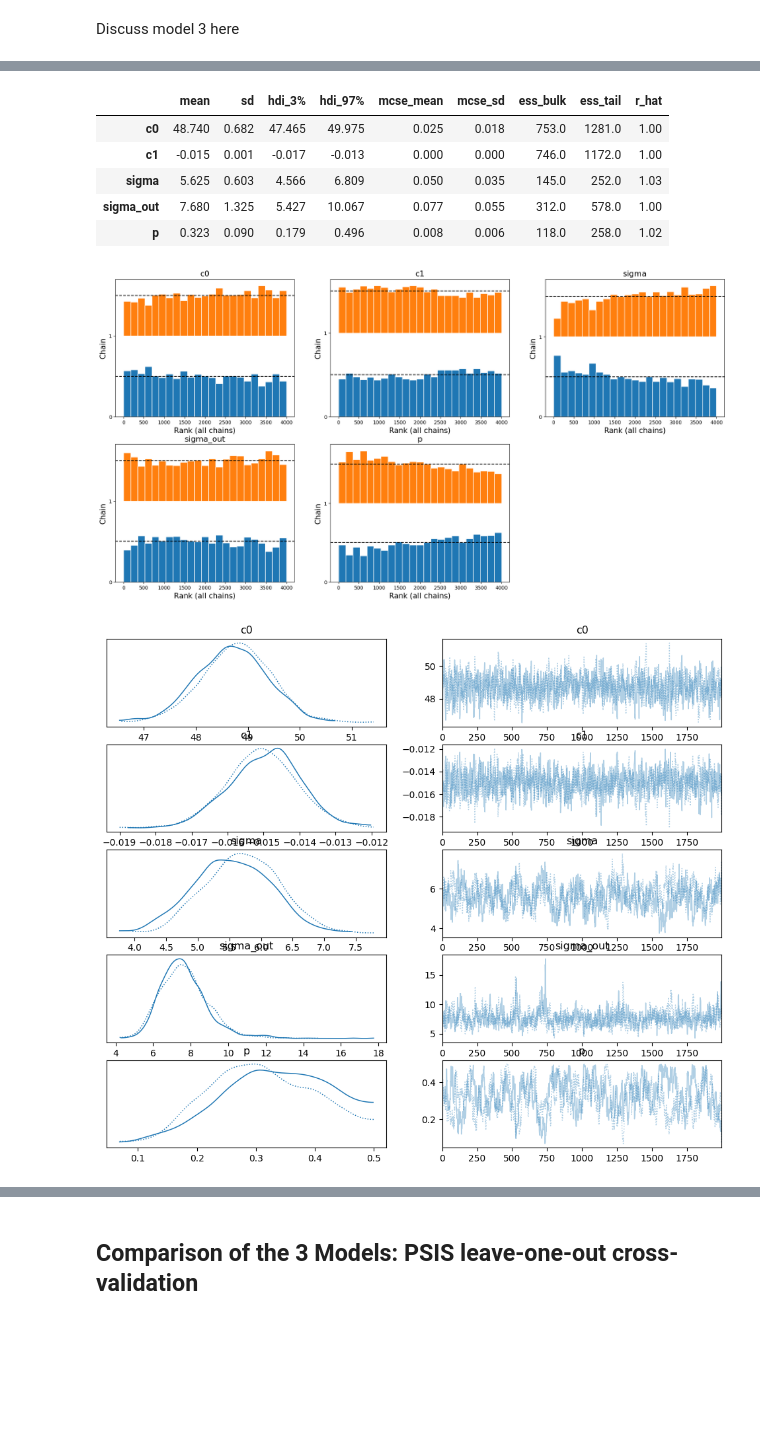
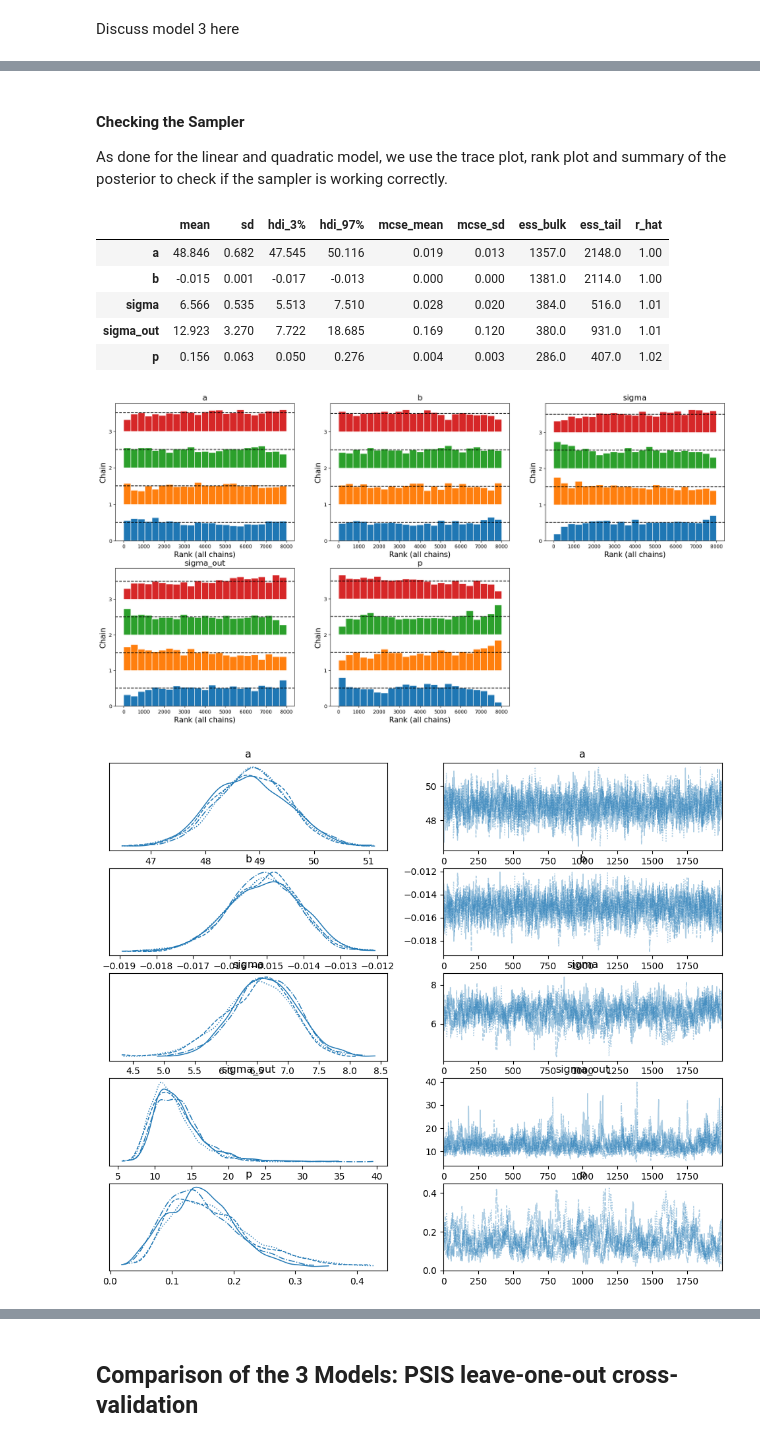
Before and after one commit to MacBeth-M/CS146-Project-1---Linear-Regression, a Jupyter notebook: CS146LinearRegression.ipynb, the cells around one changed output, grey strips where cells are left out. Drawn from its saved outputs; the diff is of its cells as text; code cells hidden in the pictures; blank space fills up the shorter version.

Commit message:
almost done

```diff
--- a/CS146LinearRegression.ipynb
+++ b/CS146LinearRegression.ipynb
@@ -430,35 +343,30 @@ plt.show()
 # %% [markdown]
 Discuss model 3 here
 # %%
-import pytensor.tensor as pt
+with pm.Model() as outlier_model:
+    # Priors
+    a = pm.Uniform('a', lower = 0, upper = 100)
+    b = pm.Normal('b', mu = 0, sigma = 10)
+    c = pm.Normal('c', mu = 0, sigma = 5)
 
-# Extracting data columns
-data_x = real_estate['X3 distance to the nearest MRT station'].values
-data_y = real_estate['Y house price of unit area'].values
+    # Data
+    x = pm.MutableData('x', real_estate['X3 distance to the nearest MRT station'])
+    y = pm.MutableData('y', real_estate['Y house price of unit area'])
 
-with pm.Model() as outlier_model:
-
-    # Observed variables
-    x = pm.MutableData('x', data_x)
-    y = pm.MutableData('y', data_y)
-
-    # Quadratic regression parameters
-    c0 = pm.Uniform('c0', lower=0, upper=100)
-    c1 = pm.Normal('c1', mu=0, sigma=5)
-    c2 = pm.Normal('c2', mu=0, sigma=5)
-    mu = pm.Deterministic('mu', c0 + c1 * x + c2 * x**2)
+    # Regression Mean (Quadratic function)
+    mu = pm.Deterministic('mu', a + b * x + c * x**2)
 
     # Noise parameters for inliers and outliers
-    sigma = pm.Uniform('sigma', lower=0, upper=100)
-    sigma_out = pm.HalfNormal('sigma_out', sigma=30)
+    sigma = pm.Uniform('sigma', lower = 0, upper = 100)
+    sigma_out = pm.HalfNormal('sigma_out', sigma = 30)
     sigmas = pm.math.stack([sigma, sigma + sigma_out])
 
     # In/out class assignment probability and indicators
-    p = pm.Uniform('p', lower=0, upper=0.5)
-    is_outlier = pm.Bernoulli('is_outlier', p=p, size=x.shape[0])
+    p = pm.Uniform('p', lower = 0, upper = 0.5)
+    is_outlier = pm.Bernoulli('is_outlier', p = p, size = x.shape[0])
 
-    likelihood = pm.Normal('likelihood', mu=mu, sigma=sigmas[is_outlier], observed=y)
+    pm.Normal('likelihood', mu = mu, sigma = sigmas[is_outlier], observed = y)
 
     # Sampling
-    trace = pm.sample(2000, tune=1000, chains=2)
+    outlier_trace = pm.sample(2000, tune = 1000, chains = 4)
 # %% [output]
@@ -474,13 +385,17 @@ We recommend running at least 4 chains for robust computation of convergence dia
+# %% [markdown]
+#### Checking the Sampler
+
+As done for the linear and quadratic model, we use the trace plot, rank plot and summary of the posterior to check if the sampler is working correctly.
 # %%
-az.plot_rank(trace, var_names=['c0', 'c1', 'sigma', 'sigma_out', 'p'])
-az.plot_trace(trace, var_names=['c0', 'c1', 'sigma', 'sigma_out', 'p'])
-az.summary(trace, var_names=['c0', 'c1', 'sigma', 'sigma_out', 'p'])
+az.plot_rank(outlier_trace, var_names=['a', 'b', 'sigma', 'sigma_out', 'p'])
+az.plot_trace(outlier_trace, var_names=['a', 'b', 'sigma', 'sigma_out', 'p'])
+az.summary(outlier_trace, var_names=['a', 'b', 'sigma', 'sigma_out', 'p'])
 # %% [output]
 |  | mean | sd | hdi_3% | hdi_97% | mcse_mean | mcse_sd | ess_bulk | ess_tail | r_hat |
-| c0 | 48.740 | 0.682 | 47.465 | 49.975 | 0.025 | 0.018 | 753.0 | 1281.0 | 1.00 |
-| c1 | -0.015 | 0.001 | -0.017 | -0.013 | 0.000 | 0.000 | 746.0 | 1172.0 | 1.00 |
-| sigma | 5.625 | 0.603 | 4.566 | 6.809 | 0.050 | 0.035 | 145.0 | 252.0 | 1.03 |
-| sigma_out | 7.680 | 1.325 | 5.427 | 10.067 | 0.077 | 0.055 | 312.0 | 578.0 | 1.00 |
-| p | 0.323 | 0.090 | 0.179 | 0.496 | 0.008 | 0.006 | 118.0 | 258.0 | 1.02 |
+| a | 48.846 | 0.682 | 47.545 | 50.116 | 0.019 | 0.013 | 1357.0 | 2148.0 | 1.00 |
+| b | -0.015 | 0.001 | -0.017 | -0.013 | 0.000 | 0.000 | 1381.0 | 2114.0 | 1.00 |
+| sigma | 6.566 | 0.535 | 5.513 | 7.510 | 0.028 | 0.020 | 384.0 | 516.0 | 1.01 |
+| sigma_out | 12.923 | 3.270 | 7.722 | 18.685 | 0.169 | 0.120 | 380.0 | 931.0 | 1.01 |
+| p | 0.156 | 0.063 | 0.050 | 0.276 | 0.004 | 0.003 | 286.0 | 407.0 | 1.02 |
-[figure, old version]
+[figure, new version]
-[figure, old version]
+[figure, new version]
```
Also changed, not shown: parts of 66 cells of this notebook, 2 other files.
